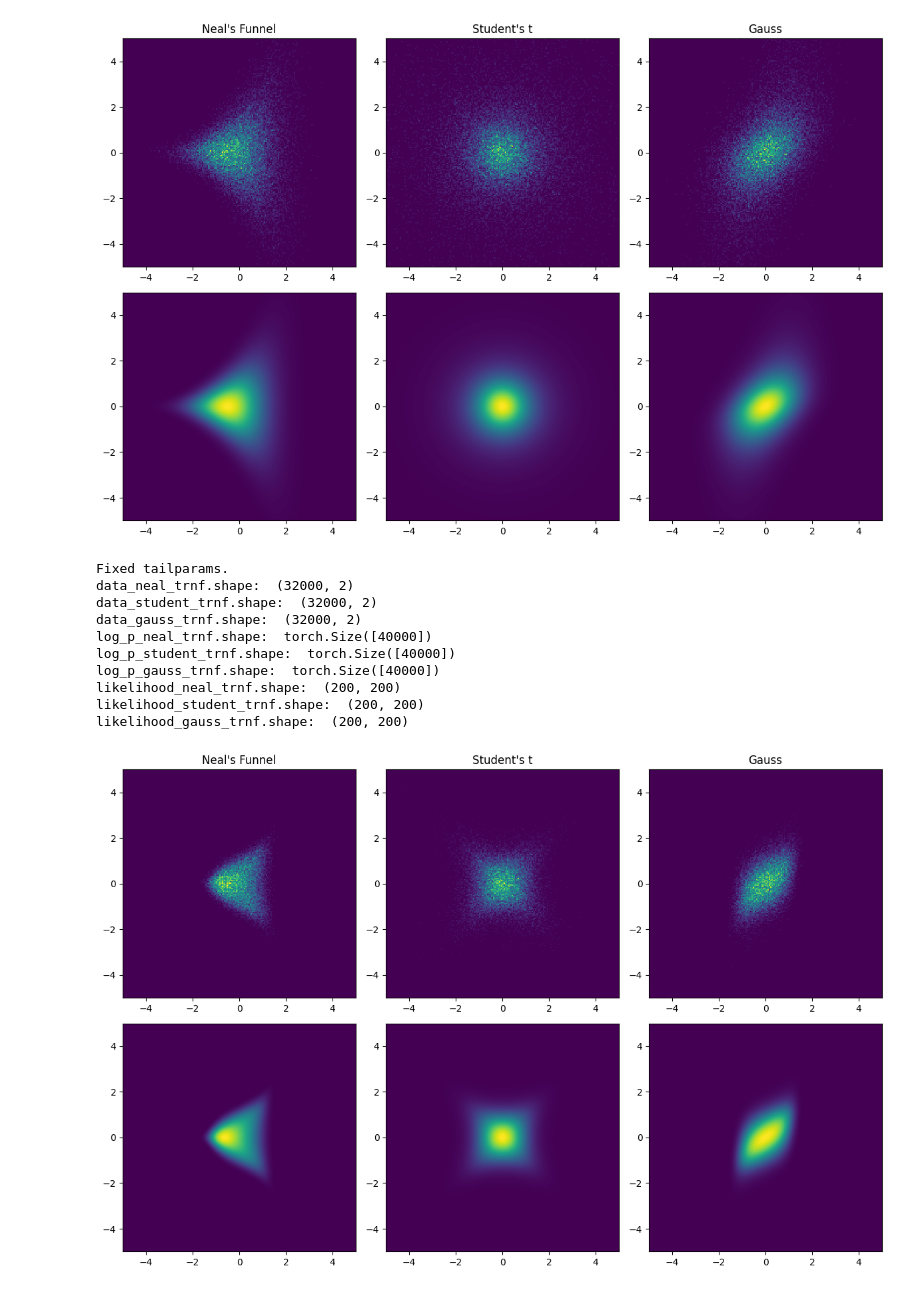
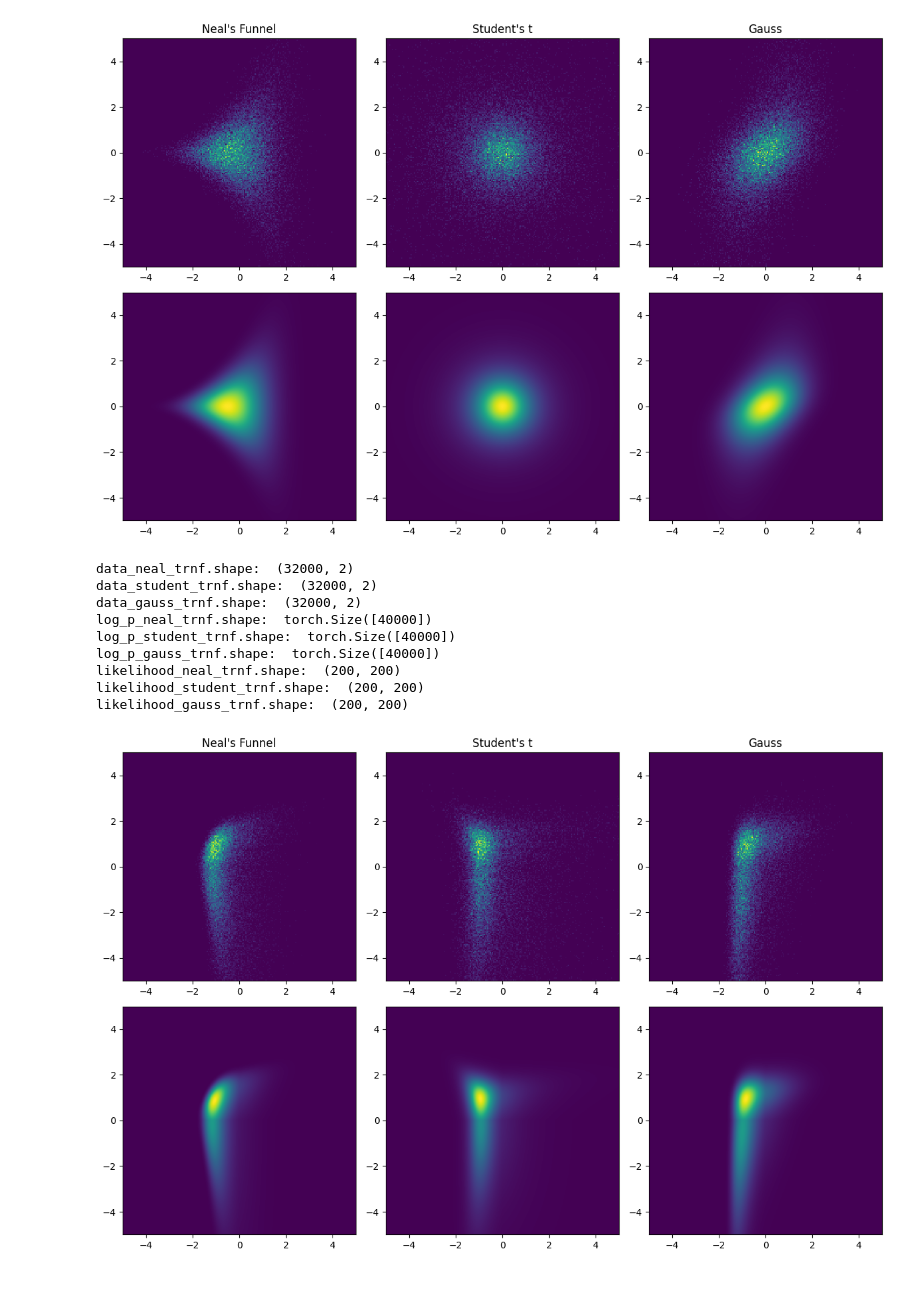
Before and after one commit to Lukas2412/tailnflows, a Jupyter notebook: tailnflows/models/test_transformations.ipynb, the cells around one changed output. Drawn from its saved outputs; the diff is of its cells as text; code cells hidden in the pictures.

```diff
--- a/tailnflows/models/test_transformations.ipynb
+++ b/tailnflows/models/test_transformations.ipynb
@@ -187,21 +186,21 @@ likelihood_gauss.shape:  (200, 200)
 # %%
 # Parameters for TTF transformation
 features = 2
-lam_1_pos = 1/df
+lam_1_pos = 0.0
 lam_1_neg = 1/df
 lam_2_pos = 1/df
-lam_2_neg = 1/df
-shift_1 = 0.0
+lam_2_neg = 0.0
+shift_1 = 1.0
 shift_2 = 0.0
 scale_1 = 1.0
-scale_2 = 1.0
-mod = 'erfi'
-a_1_pos = 1.0 if mod != "qua" else None
-a_1_neg = -1.0 if mod != "qua" else None
-a_2_pos = 1.0 if mod != "qua" else None
-a_2_neg = -1.0 if mod != "qua" else None
-fix = True
-hd_only = False
+scale_2 = 0.5
+mod = 'std'
+a_1_pos = 1.0
+a_1_neg = -1.0
+a_2_pos = 1.0
+a_2_neg = -1.0
+hd_only = True
+fix_params = False
 
 trnf = ModifiedTailAffineMarginalTransform(
     features = features,
@@ -209,11 +208,11 @@ trnf = ModifiedTailAffineMarginalTransform(
     neg_tail_init = torch.tensor([lam_1_neg, lam_2_neg]),
     shift_init = torch.tensor([shift_1, shift_2]),
     scale_init = torch.tensor([scale_1, scale_2]),
-    fix = fix,
     hd_only = hd_only,
     mod = mod,
-    a_pos = torch.tensor([a_1_pos, a_2_pos]) if a_1_pos is not None and a_2_pos is not None else None,
-    a_neg = torch.tensor([a_1_neg, a_2_neg]) if a_1_neg is not None and a_2_neg is not None else None,
+    a_pos_init = torch.tensor([a_1_pos, a_2_pos]) if a_1_pos is not None and a_2_pos is not None else None,
+    a_neg_init = torch.tensor([a_1_neg, a_2_neg]) if a_1_neg is not None and a_2_neg is not None else None,
+    fix_params = fix_params,
 )
 
 # Inversely transform data samples
@@ -236,32 +235,31 @@ likelihood_neal_trnf = torch.exp(log_p_neal_trnf).reshape(grid_size, grid_size).
 likelihood_student_trnf = torch.exp(log_p_student_trnf).reshape(grid_size, grid_size).detach().numpy()
 likelihood_gauss_trnf = torch.exp(log_p_gauss_trnf).reshape(grid_size, grid_size).detach().numpy()
 print("likelihood_neal_trnf.shape: ", likelihood_neal_trnf.shape)
 print("likelihood_student_trnf.shape: ", likelihood_student_trnf.shape)
 print("likelihood_gauss_trnf.shape: ", likelihood_gauss_trnf.shape)
 
 # Plot inversely transformed likelihoods
 fig, axs = plt.subplots(2, 3, figsize=(12,8))
 axs[0, 0].hist2d(data_neal_trnf[:, 0], data_neal_trnf[:, 1], bins=bins, range=range_hist2d, density=True)
 axs[0, 0].set_title("Neal's Funnel")
 axs[0, 1].hist2d(data_student_trnf[:, 0], data_student_trnf[:, 1], bins=bins, range=range_hist2d, density=True)
 axs[0, 1].set_title("Student's t")
 axs[0, 2].hist2d(data_gauss_trnf[:, 0], data_gauss_trnf[:, 1], bins=bins, range=range_hist2d, density=True)
 axs[0, 2].set_title("Gauss")
 axs[1, 0].imshow(likelihood_neal_trnf, extent=extent_imshow, aspect='auto', origin='lower', cmap='viridis')
 axs[1, 1].imshow(likelihood_student_trnf, extent=extent_imshow, aspect='auto', origin='lower', cmap='viridis')
 axs[1, 2].imshow(likelihood_gauss_trnf, extent=extent_imshow, aspect='auto', origin='lower', cmap='viridis')
 
 plt.tight_layout()
 plt.show()
 # %% [output]
-Fixed tailparams.
 data_neal_trnf.shape:  (32000, 2)
 data_student_trnf.shape:  (32000, 2)
 data_gauss_trnf.shape:  (32000, 2)
 log_p_neal_trnf.shape:  torch.Size([40000])
 log_p_student_trnf.shape:  torch.Size([40000])
 log_p_gauss_trnf.shape:  torch.Size([40000])
 likelihood_neal_trnf.shape:  (200, 200)
 likelihood_student_trnf.shape:  (200, 200)
 likelihood_gauss_trnf.shape:  (200, 200)
-[figure, old version]
+[figure, new version]
```
Also changed, not shown: parts of 1 cell of this notebook, 2 other files.
